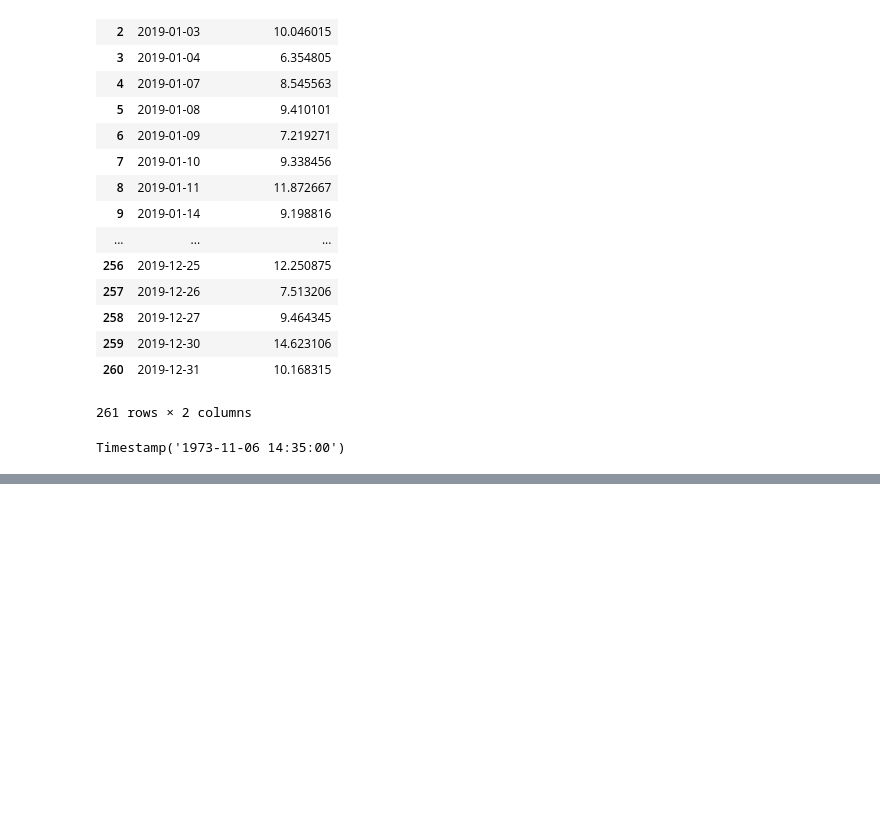
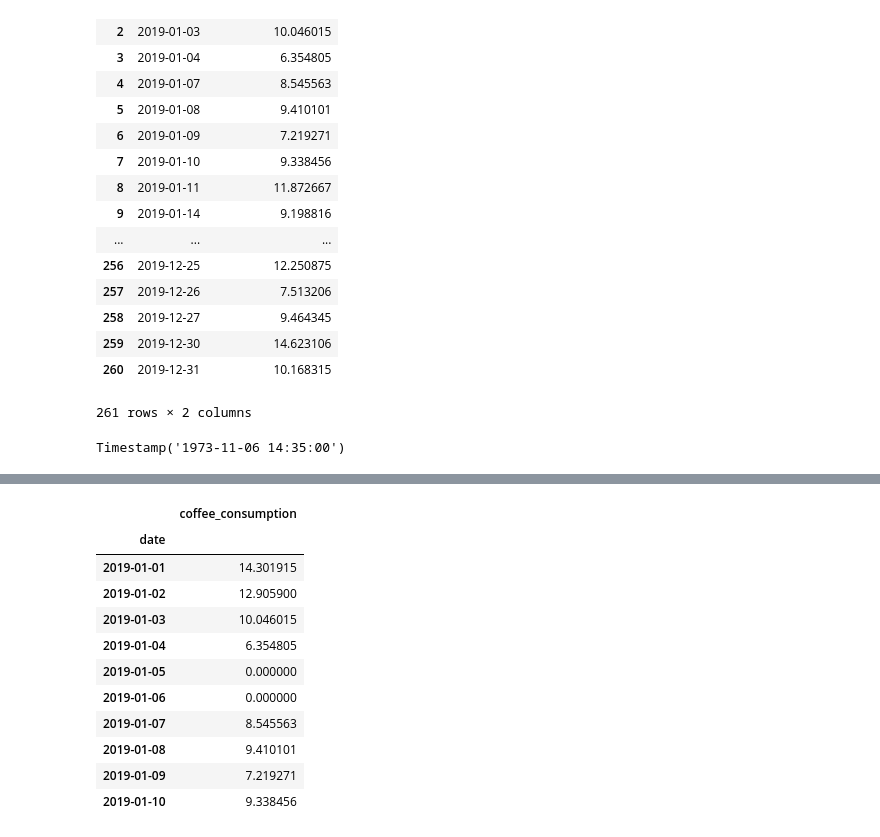
Before and after one commit to kjeliasen/ds-methodologies-exercises, a Jupyter notebook: time_series/time_series_notes.ipynb, the cells around one changed output, grey strips where cells are left out. Cells and saved outputs as stored; diff of their text form; code cells hidden in the pictures; blank space fills up the shorter version.

```diff
--- a/time_series/time_series_notes.ipynb
+++ b/time_series/time_series_notes.ipynb
@@ -28,0 +98,15 @@ Timestamp('1973-11-06 14:35:00')
+# %%
+dfd.head(10)
+# %% [output]
+|  | coffee_consumption |
+| date |  |
+| 2019-01-01 | 14.301915 |
+| 2019-01-02 | 12.905900 |
+| 2019-01-03 | 10.046015 |
+| 2019-01-04 | 6.354805 |
+| 2019-01-05 | 0.000000 |
+| 2019-01-06 | 0.000000 |
+| 2019-01-07 | 8.545563 |
+| 2019-01-08 | 9.410101 |
+| 2019-01-09 | 7.219271 |
+| 2019-01-10 | 9.338456 |
```
Also changed, not shown: parts of 11 cells of this notebook, 2 other files.
